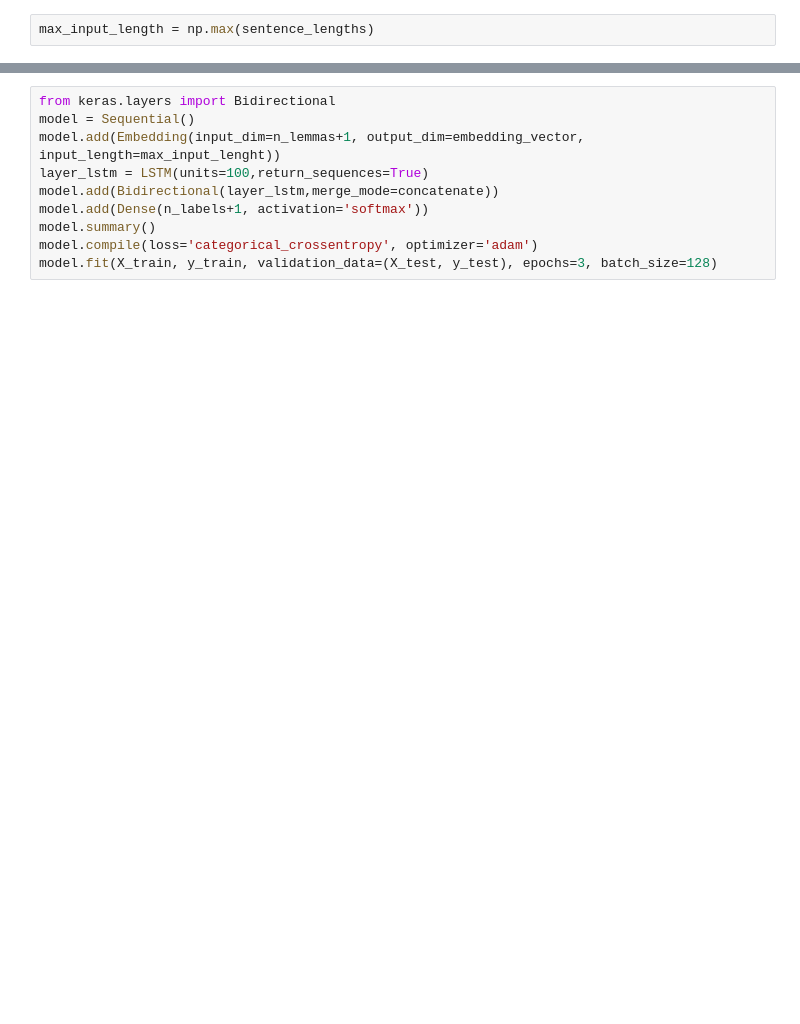
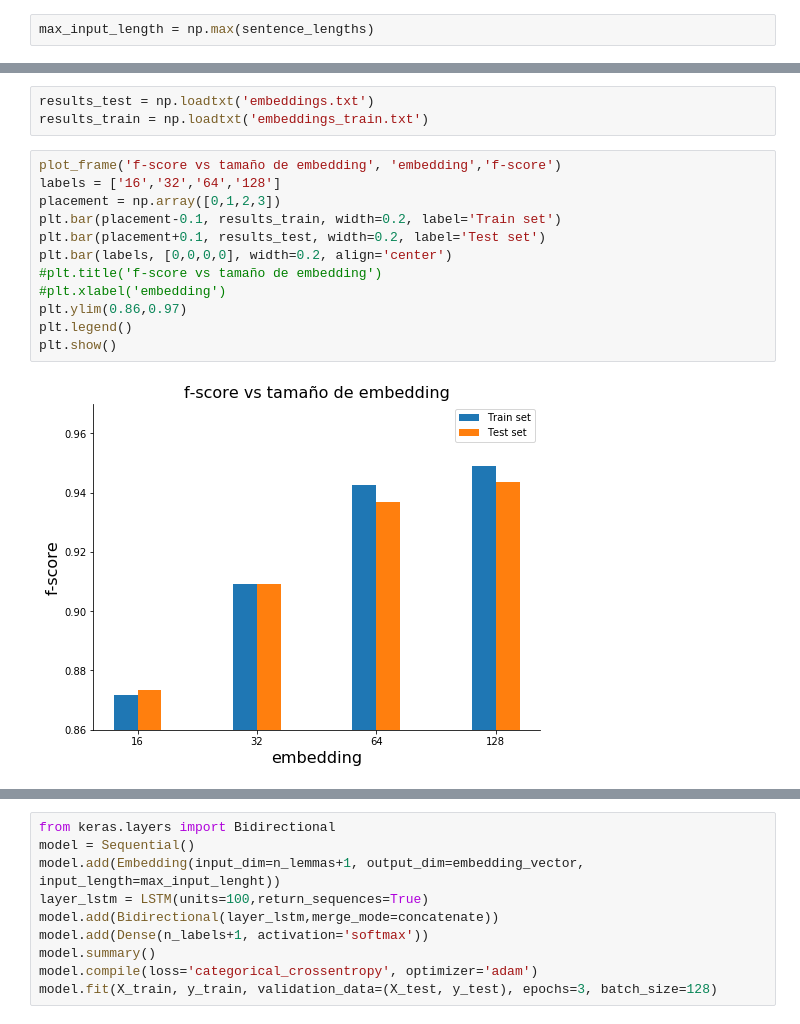
Before and after one commit to Autopawn/ann-tarea3, a Jupyter notebook: tarea3_parte1.ipynb, the cells around one changed output, grey strips where cells are left out. Cells and saved outputs as stored; diff of their text form; blank space fills up the shorter version.

```diff
--- a/tarea3_parte1.ipynb
+++ b/tarea3_parte1.ipynb
@@ -341,0 +425,17 @@ i) Algunos autores señalan la importante dependencia que existe en texto, no so
+# %%
+results_test = np.loadtxt('embeddings.txt')
+results_train = np.loadtxt('embeddings_train.txt')
+# %%
+plot_frame('f-score vs tamaño de embedding', 'embedding','f-score')
+labels = ['16','32','64','128']
+placement = np.array([0,1,2,3])
+plt.bar(placement-0.1, results_train, width=0.2, label='Train set')
+plt.bar(placement+0.1, results_test, width=0.2, label='Test set')
+plt.bar(labels, [0,0,0,0], width=0.2, align='center')
+#plt.title('f-score vs tamaño de embedding')
+#plt.xlabel('embedding')
+plt.ylim(0.86,0.97)
+plt.legend()
+plt.show()
+# %% [output]
+[figure, added]
```
Also changed, not shown: parts of 128 cells of this notebook, 2 other files.
